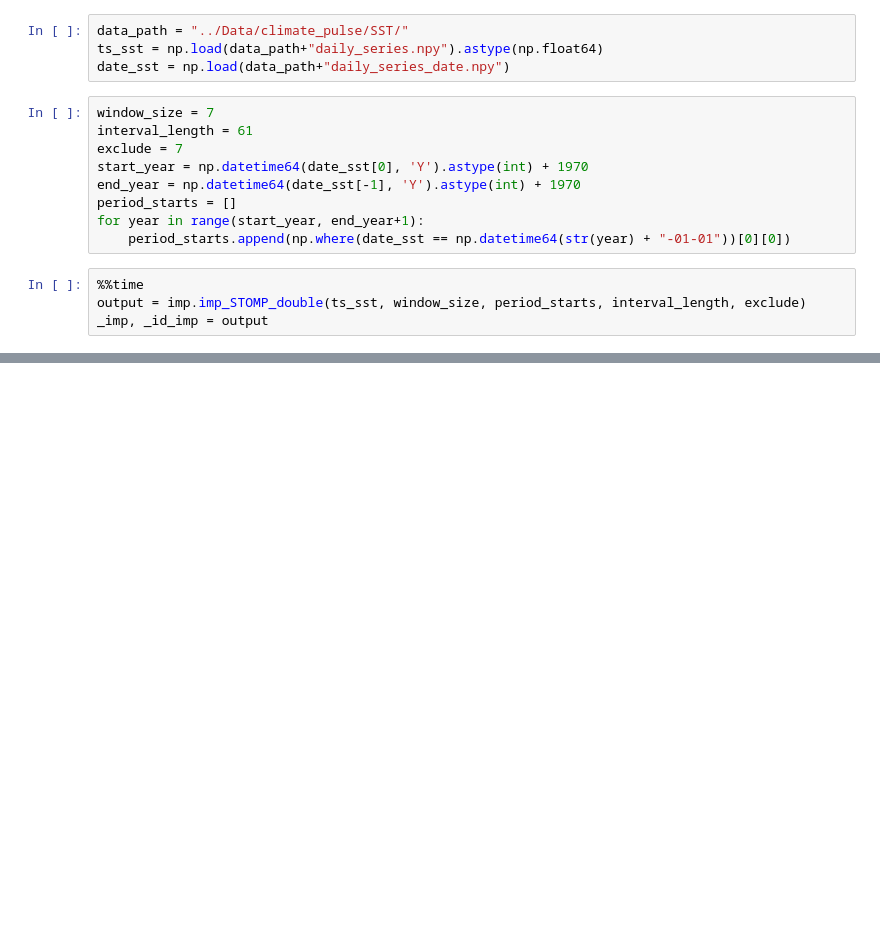
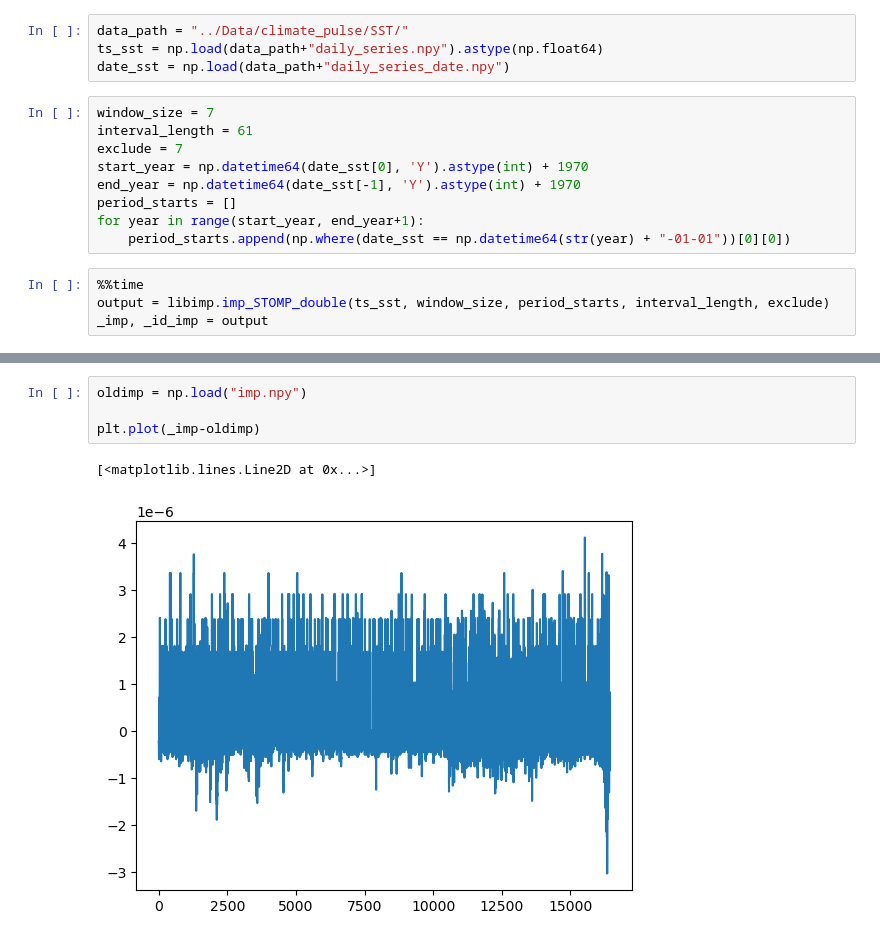
Before and after one commit to GuillaumeCld/interval_matrix_profile, a Jupyter notebook: notebooks/Untitled.ipynb, the cells around one changed output, grey strips where cells are left out. Drawn from its saved outputs; the diff is of its cells as text; blank space fills up the shorter version.

```diff
--- a/notebooks/Untitled.ipynb
+++ b/notebooks/Untitled.ipynb
@@ -48,6 +48,6 @@ for year in range(start_year, end_year+1):
     period_starts.append(np.where(date_sst == np.datetime64(str(year) + "-01-01"))[0][0])
 # %%
 %%time
-output = imp.imp_STOMP_double(ts_sst, window_size, period_starts, interval_length, exclude)
+output = libimp.imp_STOMP_double(ts_sst, window_size, period_starts, interval_length, exclude)
 _imp, _id_imp = output
 # %% [output]
@@ -58,3 +58,10 @@ plt.plot(imp)
 # %% [output]
 [<matplotlib.lines.Line2D at 0x...>]
 [figure]
+# %%
+oldimp = np.load("imp.npy")
+
+plt.plot(_imp-oldimp)
+# %% [output]
+[<matplotlib.lines.Line2D at 0x...>]
+[figure, added]
```
Also changed, not shown: parts of 5 cells of this notebook, 20 other files.
